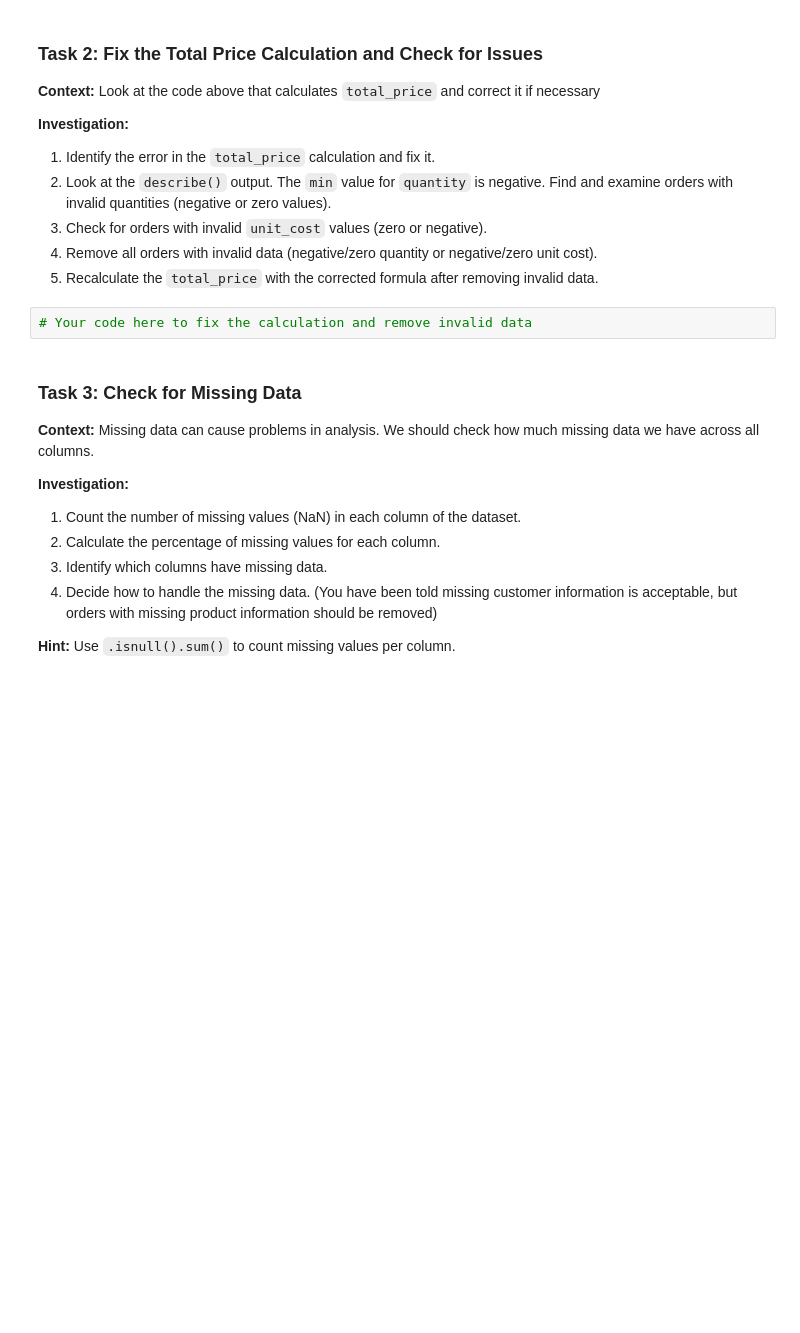
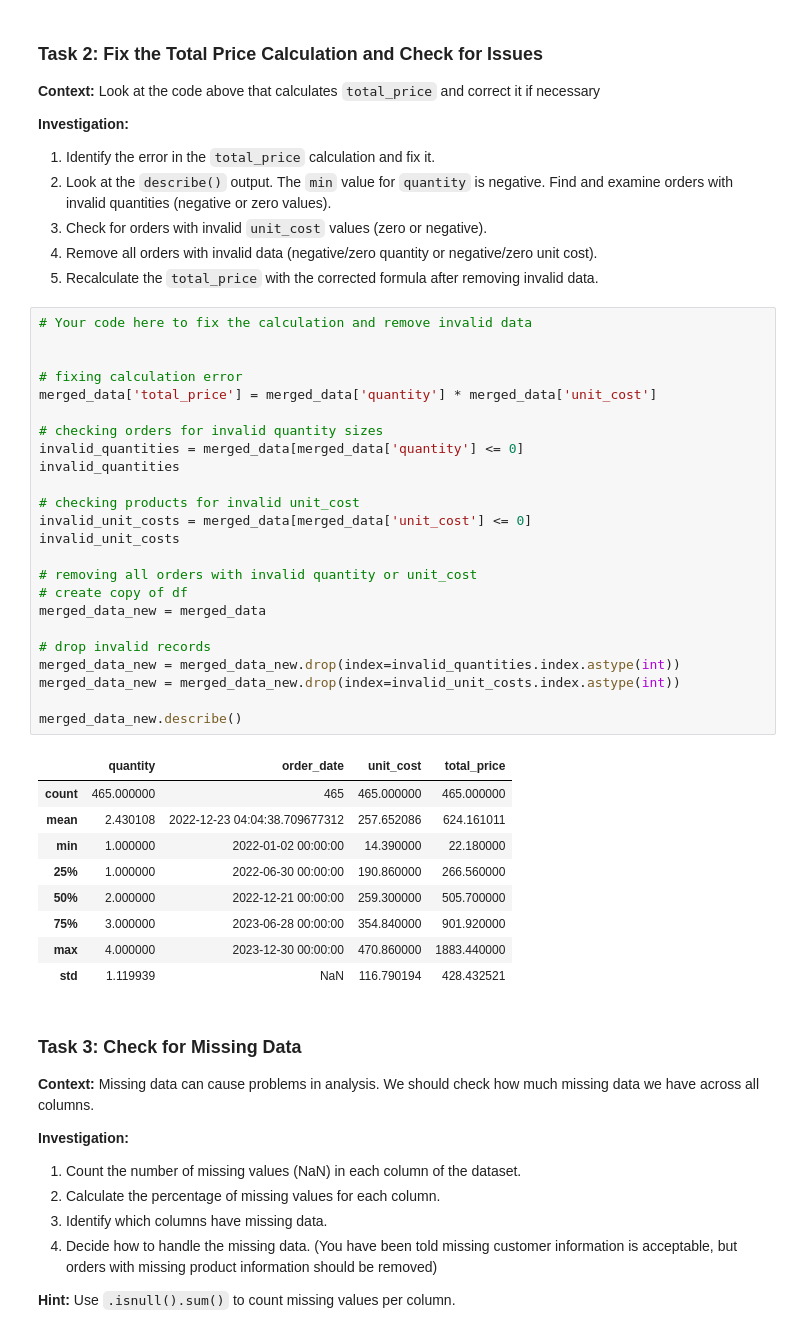
Before and after one commit to JEHOIADAJOSEPH/data-analysis-with-python, a Jupyter notebook: Week_10/Workshop_Week_10_Flawed_Data_Analysis.ipynb, the cells around one changed output. Cells and saved outputs as stored; diff of their text form; blank space fills up the shorter version.

```diff
--- a/Week_10/Workshop_Week_10_Flawed_Data_Analysis.ipynb
+++ b/Week_10/Workshop_Week_10_Flawed_Data_Analysis.ipynb
@@ -98,8 +109,40 @@ merged_data.describe()
 3.  Check for orders with invalid `unit_cost` values (zero or negative).
 4.  Remove all orders with invalid data (negative/zero quantity or negative/zero unit cost).
 5.  Recalculate the `total_price` with the corrected formula after removing invalid data.
-# %%
-# Your code here to fix the calculation and remove invalid data
+# %%
+# Your code here to fix the calculation and remove invalid data
+
+
+# fixing calculation error
+merged_data['total_price'] = merged_data['quantity'] * merged_data['unit_cost']
+
+# checking orders for invalid quantity sizes
+invalid_quantities = merged_data[merged_data['quantity'] <= 0]
+invalid_quantities
+
+# checking products for invalid unit_cost
+invalid_unit_costs = merged_data[merged_data['unit_cost'] <= 0]
+invalid_unit_costs
+
+# removing all orders with invalid quantity or unit_cost
+# create copy of df
+merged_data_new = merged_data
+
+# drop invalid records
+merged_data_new = merged_data_new.drop(index=invalid_quantities.index.astype(int))
+merged_data_new = merged_data_new.drop(index=invalid_unit_costs.index.astype(int))
+
+merged_data_new.describe()
+# %% [output]
+|  | quantity | order_date | unit_cost | total_price |
+| count | 465.000000 | 465 | 465.000000 | 465.000000 |
+| mean | 2.430108 | 2022-12-23 04:04:38.709677312 | 257.652086 | 624.161011 |
+| min | 1.000000 | 2022-01-02 00:00:00 | 14.390000 | 22.180000 |
+| 25% | 1.000000 | 2022-06-30 00:00:00 | 190.860000 | 266.560000 |
+| 50% | 2.000000 | 2022-12-21 00:00:00 | 259.300000 | 505.700000 |
+| 75% | 3.000000 | 2023-06-28 00:00:00 | 354.840000 | 901.920000 |
+| max | 4.000000 | 2023-12-30 00:00:00 | 470.860000 | 1883.440000 |
+| std | 1.119939 | NaN | 116.790194 | 428.432521 |
 # %% [markdown]
 ### **Task 3: Check for Missing Data**
 
```
Also changed, not shown: parts of 1 cell of this notebook.
